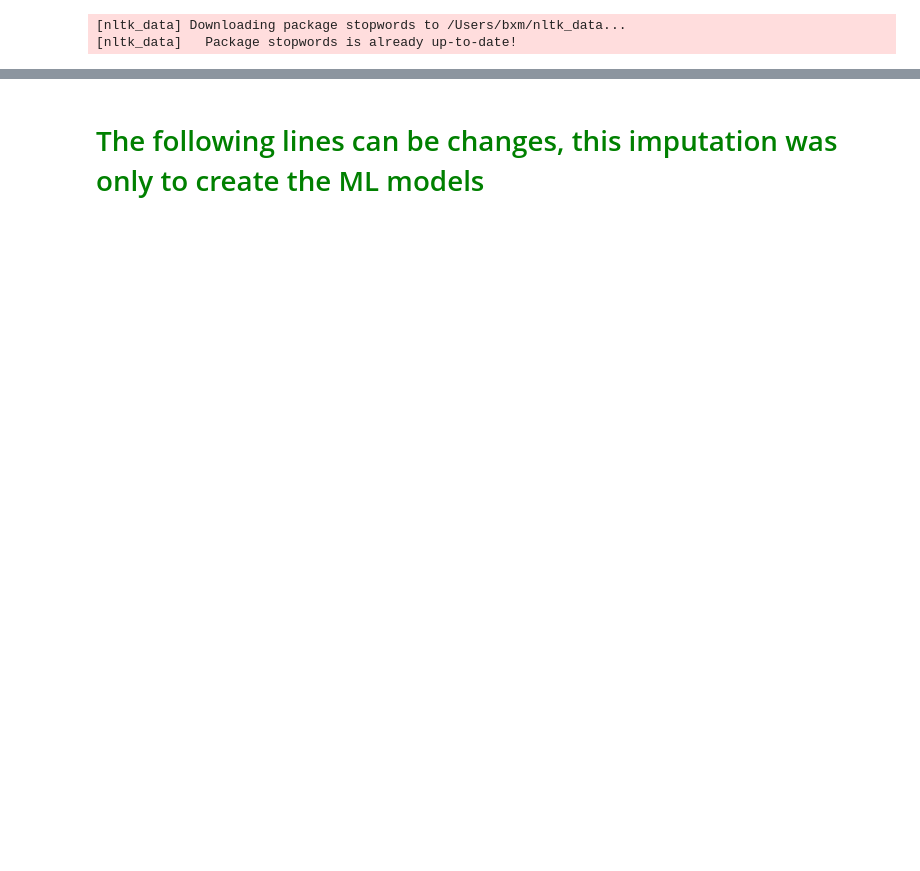
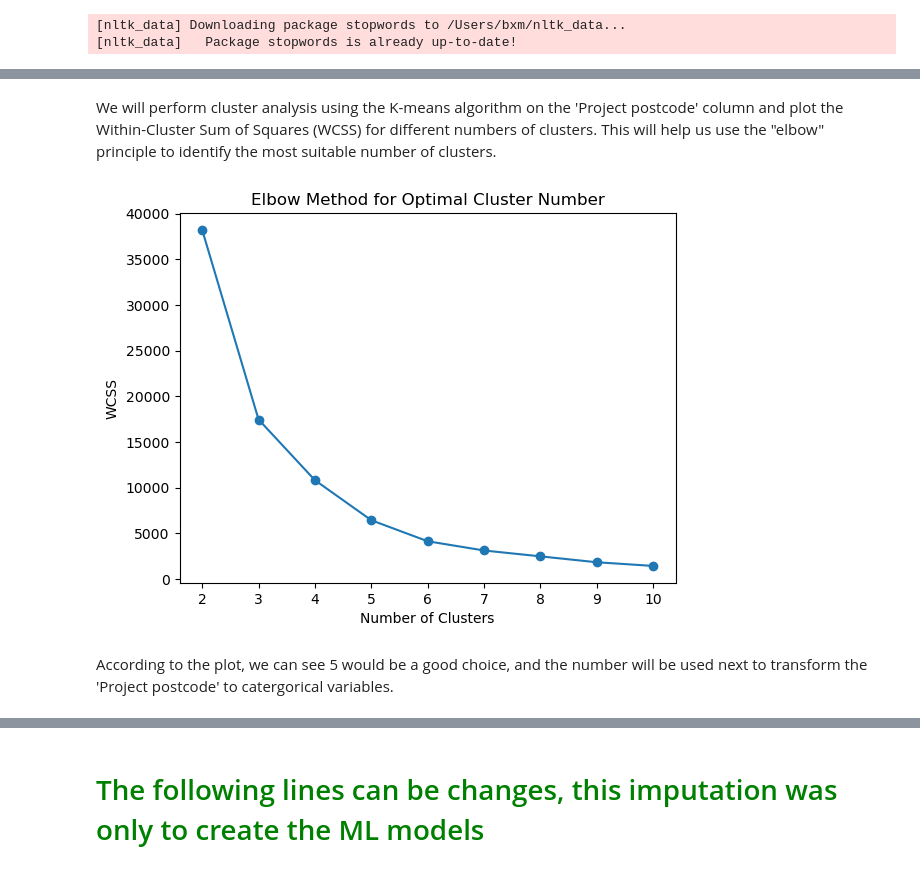
Before and after one commit to Guticar94/COMP20008_Assignment_2, a Jupyter notebook: main.ipynb, the cells around one changed output, grey strips where cells are left out. Saved outputs shown, nothing was run; the diff lists cells and outputs as text; code cells hidden in the pictures; blank space fills up the shorter version.

```diff
--- a/main.ipynb
+++ b/main.ipynb
@@ -742,0 +844,43 @@ df_.to_excel('labels.xlsx', index=False)
+# %%
+# Convert columns to datetime format
+df_['Determination completion date'] = pd.to_datetime(df_['Determination completion date'])
+df_['Acceptance date'] = pd.to_datetime(df_['Acceptance date'])
+
+# Calculate the duration in days
+df_['Arbitration Duration'] = (df_['Determination completion date'] - df_['Acceptance date']).dt.days
+
+# Drop the original date columns and create new related features
+df_['Month of Acceptance Date'] = df_['Acceptance date'].dt.month
+cols_to_drop = ['Application date', 'Acceptance date', 'Determination completion date','Determination released date', 'Determination released']
+df_ = df_.drop(cols_to_drop, axis=1)
+# %% [markdown]
+We will perform cluster analysis using the K-means algorithm on the 'Project postcode' column and plot the Within-Cluster Sum of Squares (WCSS) for different numbers of clusters. This will help us use the "elbow" principle to identify the most suitable number of clusters.
+# %%
+from sklearn.cluster import KMeans
+
+# Extract the 'Project postcode' column as a separate dataframe
+postcode_data = df_['Project postcode'].to_frame()
+
+# Convert the 'Project postcode' column to numerical representation
+postcode_data['Project postcode'] = postcode_data['Project postcode'].astype('category').cat.codes
+
+# Define the range of cluster numbers to try
+cluster_range = list(range(2, 11))
+inertia_values = []
+
+# Perform clustering for different numbers of clusters and calculate inertia
+for n_clusters in cluster_range:
+    kmeans = KMeans(n_clusters=n_clusters)
+    kmeans.fit(postcode_data)
+    inertia_values.append(kmeans.inertia_)
+
+# Plot the inertia values to determine the appropriate number of clusters
+plt.plot(cluster_range, inertia_values, marker='o')
+plt.xlabel('Number of Clusters')
+plt.ylabel('WCSS')
+plt.title('Elbow Method for Optimal Cluster Number')
+plt.show()
+# %% [output]
+[figure, added]
+# %% [markdown]
+According to the plot, we can see 5 would be a good choice, and the number will be used next to transform the 'Project postcode' to catergorical variables.
```
Also changed, not shown: parts of 22 cells of this notebook.
